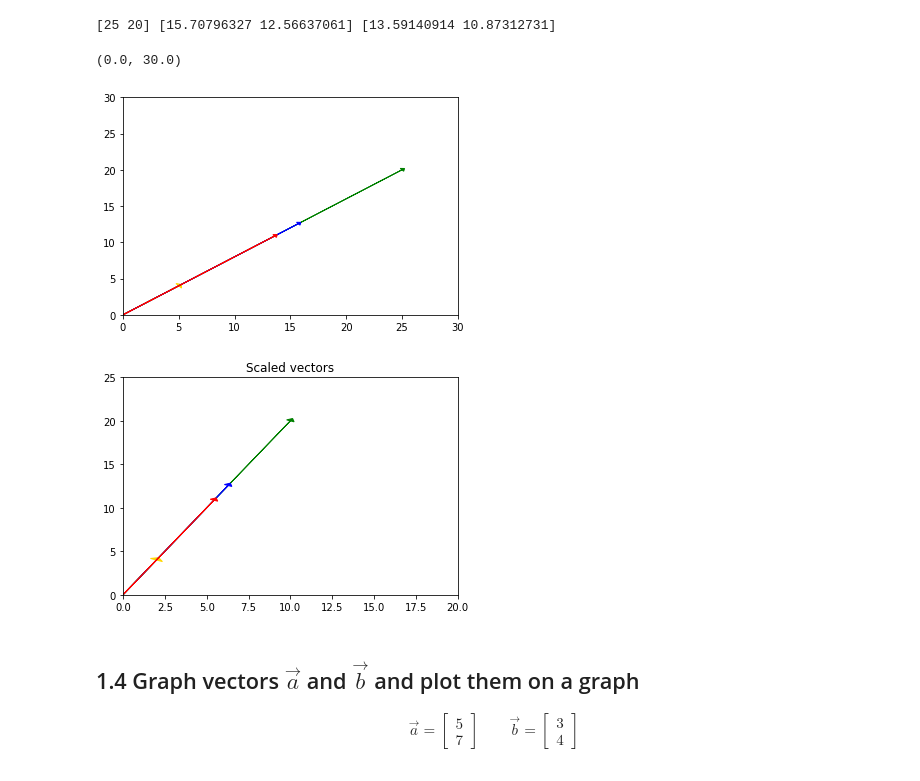
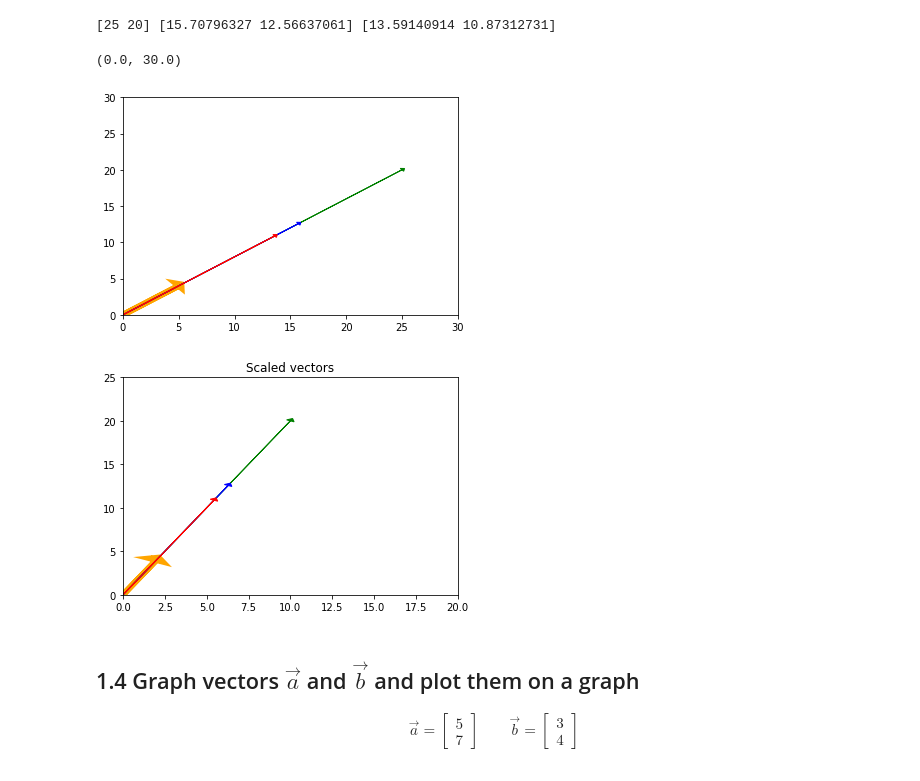
Before and after one commit to yestrella14/DS-Unit-1-Sprint-3-Linear-Algebra, a Jupyter notebook: LS_DS_131_Vectors_and_Matrices_Assignment.ipynb, the cells around one changed output. Drawn from its saved outputs; the diff is of its cells as text; code cells hidden in the pictures.

```diff
--- a/LS_DS_131_Vectors_and_Matrices_Assignment.ipynb
+++ b/LS_DS_131_Vectors_and_Matrices_Assignment.ipynb
@@ -50,24 +50,24 @@ print(v1_5, v1_pi, v1_e)
 # %%
 #Graph of scaled vector
 
-plt.arrow(0,0, v1[0], v1[1], head_width=0.8, head_length=0.3, color='gold')
+plt.arrow(0,0, v1[0], v1[1], head_width=0.8, head_length=0.3, linewidth=6, color='orange')
 plt.arrow(0,0, v1_5[0], v1_5[1], head_width=0.5, head_length=0.3, color='green')
 plt.arrow(0,0, v1_pi[0], v1_pi[1], head_width=0.5, head_length=0.3, color='blue')
 plt.arrow(0,0, v1_e[0], v1_e[1], head_width=0.5, head_length=0.3, color='red')
 
 
 plt.xlim(0,30)
 plt.ylim(0,30)
 # %% [output]
 (0.0, 30.0)
-[figure, old version]
+[figure, new version]
 # %%
 #vector 2 scaled
 v2_5= np.multiply(5, v2)
 v2_pi = np.multiply(pi, v2)
 v2_e = np.multiply(e, v2)
 # %%
-plt.arrow(0,0, v2[0], v2[1], head_width=0.8, head_length=0.3, color='gold')
+plt.arrow(0,0, v2[0], v2[1], head_width=0.8, head_length=0.3, linewidth= 6, color='orange')
 plt.arrow(0,0, v2_5[0], v2_5[1], head_width=0.5, head_length=0.3, color='green')
 plt.arrow(0,0, v2_pi[0], v2_pi[1], head_width=0.5, head_length=0.3, color='blue')
 plt.arrow(0,0, v2_e[0], v2_e[1], head_width=0.5, head_length=0.3, color='red')
@@ -77,7 +77,7 @@ plt.xlim(0,20)
 plt.ylim(0,25)
 plt.show()
 # %% [output]
-[figure, old version]
+[figure, new version]
 # %% [markdown]
 ## 1.4 Graph vectors $\vec{a}$ and $\vec{b}$ and plot them on a graph
 
```
Also changed, not shown: parts of 5 cells of this notebook.
